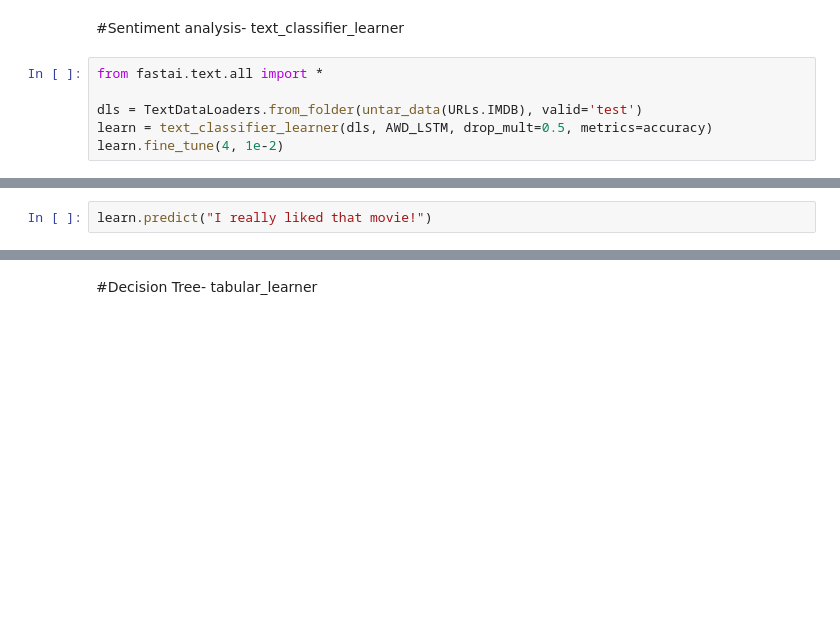
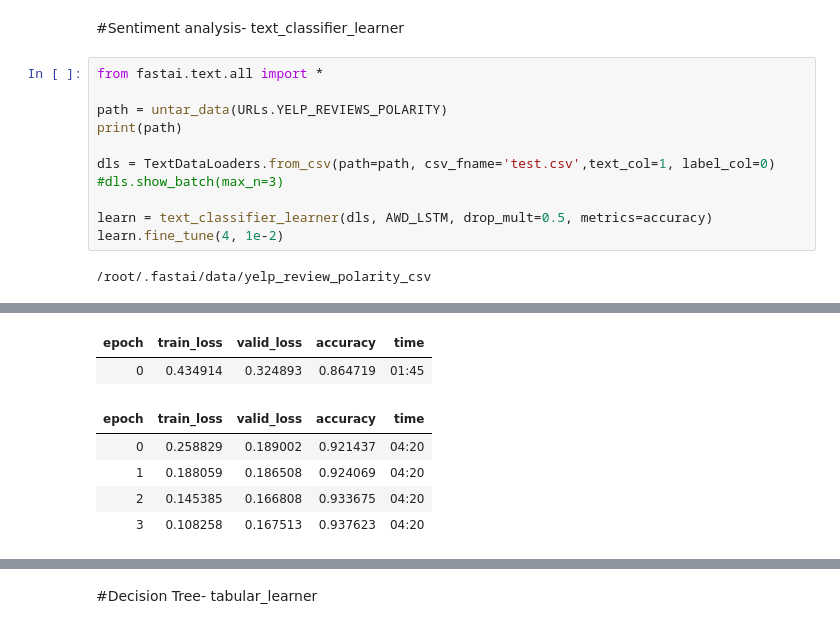
Before and after one commit to shrey1234/cmpe_258, a Jupyter notebook: Assignment_1_Part1.ipynb, the cells around one changed output, grey strips where cells are left out. Drawn from its saved outputs; the diff is of its cells as text; blank space fills up the shorter version.

```diff
--- a/Assignment_1_Part1.ipynb
+++ b/Assignment_1_Part1.ipynb
@@ -93,6 +93,13 @@ learn.show_results(max_n=6, figsize=(7,8))
 # %%
 from fastai.text.all import *
 
-dls = TextDataLoaders.from_folder(untar_data(URLs.IMDB), valid='test')
+path = untar_data(URLs.YELP_REVIEWS_POLARITY)
+print(path)
+
+dls = TextDataLoaders.from_csv(path=path, csv_fname='test.csv',text_col=1, label_col=0)
+#dls.show_batch(max_n=3)
+
 learn = text_classifier_learner(dls, AWD_LSTM, drop_mult=0.5, metrics=accuracy)
 learn.fine_tune(4, 1e-2)
+# %% [output]
+/root/.fastai/data/yelp_review_polarity_csv
@@ -99,2 +108,7 @@ learn.fine_tune(4, 1e-2)
+| epoch | train_loss | valid_loss | accuracy | time |
+| 0 | 0.434914 | 0.324893 | 0.864719 | 01:45 |
+| epoch | train_loss | valid_loss | accuracy | time |
+| 0 | 0.258829 | 0.189002 | 0.921437 | 04:20 |
+| 1 | 0.188059 | 0.186508 | 0.924069 | 04:20 |
+| 2 | 0.145385 | 0.166808 | 0.933675 | 04:20 |
+| 3 | 0.108258 | 0.167513 | 0.937623 | 04:20 |
-# %%
-learn.predict("I really liked that movie!")
```
Also changed, not shown: parts of 4 cells of this notebook.
